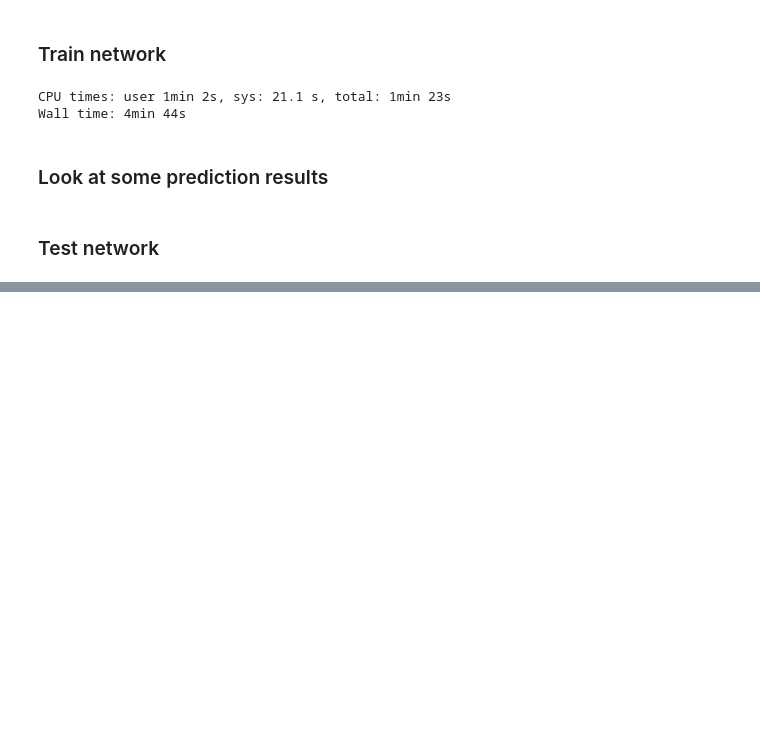
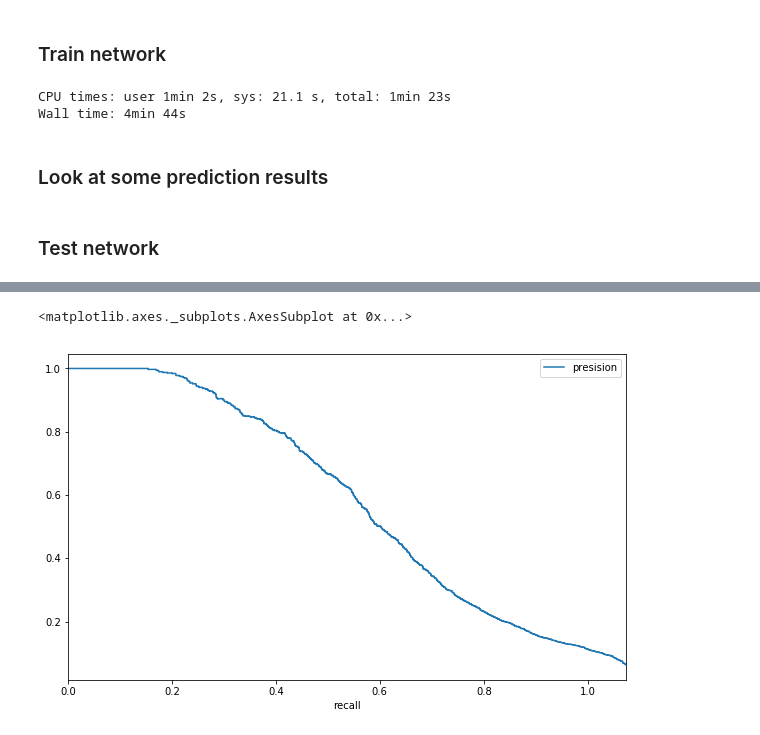
Before and after one commit to uvNikita/master-thesis-src, a Jupyter notebook: notebooks/training/ft_sigmoid_noaug.ipynb, the cells around one changed output, grey strips where cells are left out. Saved outputs shown, nothing was run; the diff lists cells and outputs as text; code cells hidden in the pictures; blank space fills up the shorter version.

Commit message:
Implement first prototype of network testing
Use presision/recall curve and average presision metrics

```diff
--- a/notebooks/training/ft_sigmoid_noaug.ipynb
+++ b/notebooks/training/ft_sigmoid_noaug.ipynb
@@ -353,0 +384,2 @@ test_random_image('sky')
+# %%
+scores = {index: get_image_scores(index) for index in itertools.chain.from_iterable(test.itervalues())}
@@ -353,0 +478,29 @@ test_random_image('sky')
+# %%
+def get_label_curve(scores, label):
+    ground_truth_ntb = {im['filename'] for ntb_tag in label_to_ntb[label] for im in db.by_tag[ntb_tag]}
+    ground_truth = ground_truth_ntb.intersection(set(scores['idx']))
+    sorted_images = np.sort(scores, order=[label], axis=0)[['idx']][::-1].copy().view('S8')
+    res = []
+    predicted_true = 0
+    true_positive = 0
+    for index in sorted_images:
+        predicted_true += 1
+        if index in ground_truth:
+            true_positive += 1
+        p = float(true_positive) / predicted_true
+        r = float(true_positive) / len(ground_truth)
+        res.append((p, r))
+    return np.array(res, dtype=[('presision', 'f4'), ('recall', 'f4')])
+# %%
+def get_curves(scores):
+    curves = {}
+    for label in labels:
+        curves[label] = get_label_curve(scores, label)
+    return curves
+# %%
+curves = get_curves(scores)
+# %%
+pandas.DataFrame.from_records(curves['skating']).plot(x='recall', y='presision')
+# %% [output]
+<matplotlib.axes._subplots.AxesSubplot at 0x...>
+[figure, added]
```
Also changed, not shown: parts of 22 cells of this notebook.
